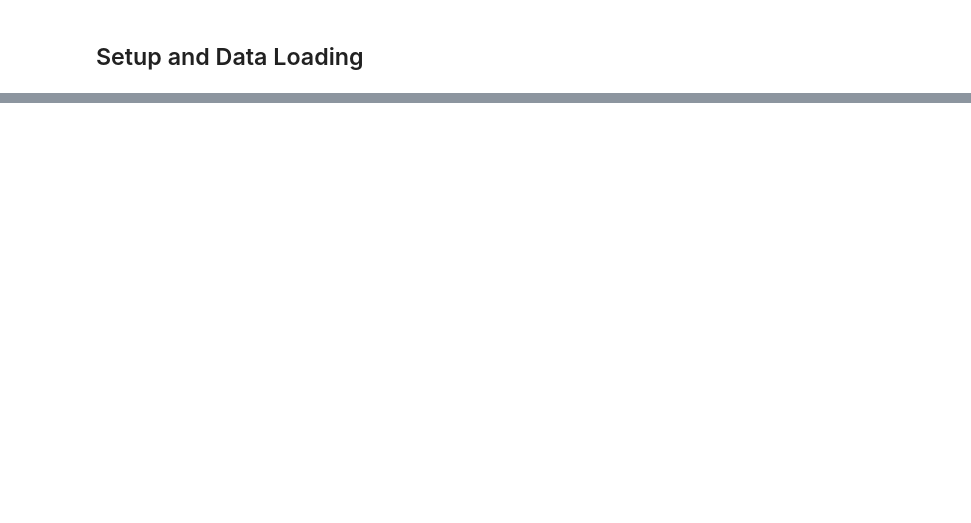
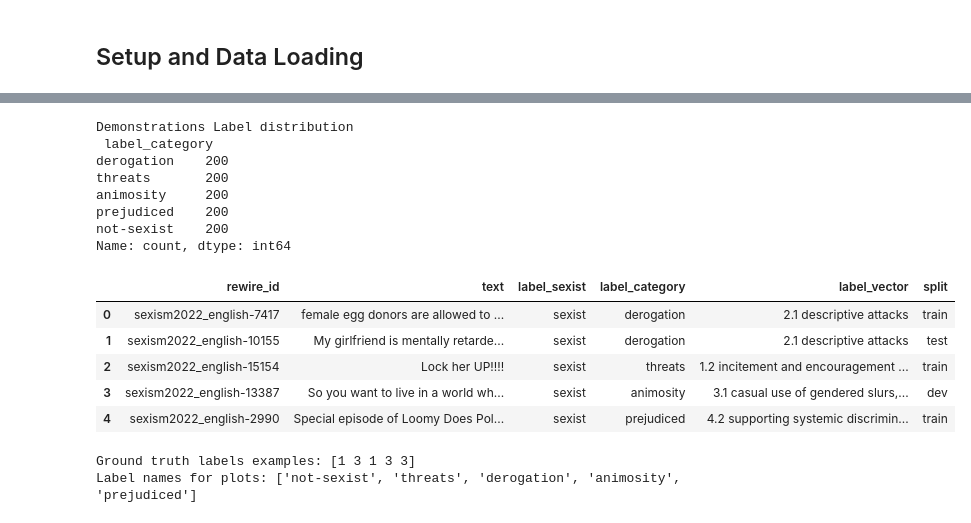
Before and after one commit to LuGorr/Sexist-Tweet-Detection, a Jupyter notebook: A2/Assignment_2.ipynb, the cells around one changed output, grey strips where cells are left out. Saved outputs shown, nothing was run; the diff lists cells and outputs as text; code cells hidden in the pictures; blank space fills up the shorter version.

```diff
--- a/A2/Assignment_2.ipynb
+++ b/A2/Assignment_2.ipynb
@@ -35,6 +69,23 @@ print("\nLabel distribution:\n", demonstrations_df["label"].value_counts())
+# %%
+print("Demonstrations Label distribution\n", demonstrations_df["label_category"].value_counts())
+demonstrations_df.head()
+# %% [output]
+Demonstrations Label distribution
+ label_category
+derogation    200
+threats       200
+animosity     200
+prejudiced    200
+not-sexist    200
+Name: count, dtype: int64
+|  | rewire_id | text | label_sexist | label_category | label_vector | split |
+| 0 | sexism2022_english-7417 | female egg donors are allowed to ... | sexist | derogation | 2.1 descriptive attacks | train |
+| 1 | sexism2022_english-10155 | My girlfriend is mentally retarde... | sexist | derogation | 2.1 descriptive attacks | test |
+| 2 | sexism2022_english-15154 | Lock her UP!!!! | sexist | threats | 1.2 incitement and encouragement ... | train |
+| 3 | sexism2022_english-13387 | So you want to live in a world wh... | sexist | animosity | 3.1 casual use of gendered slurs,... | dev |
+| 4 | sexism2022_english-2990 | Special episode of Loomy Does Pol... | sexist | prejudiced | 4.2 supporting systemic discrimin... | train |
 # %%
 # Creating the ground truth labels from the test set into numeric format
-
 label_mapping = {
     "not-sexist": 0,
     "threats": 1,
@@ -43,22 +94,23 @@ label_mapping = {
     "prejudiced": 4,
 }
 
-# Inverse mapping for confusion matrix labels
+le = LabelEncoder()
+le.fit(
+    list(label_mapping.keys())
+)
+y_true = le.transform(test_df["label_category"])
+
+# Creating also the inverse mapping numeric_id to labels_name
 idx_to_label = {v: k for k, v in label_mapping.items()}
 label_names = [
     idx_to_label[i] for i in sorted(idx_to_label)
 ]
 
-# Create numeric y_true
-le = LabelEncoder()
-le.fit(
-    list(label_mapping.keys())
-)
-y_true = le.transform(test_df["label"])
-
 # Get the list of texts to process
 test_texts = test_df["text"].tolist()
 
-print(f"Loaded {len(test_texts)} test texts.")
-print(f"Ground truth labels (y_true) created. Example: {y_true[:5]}")
+print(f"Ground truth labels examples: {y_true[:5]}")
 print(f"Label names for plots: {label_names}")
+# %% [output]
+Ground truth labels examples: [1 3 1 3 3]
+Label names for plots: ['not-sexist', 'threats', 'derogation', 'animosity', 'prejudiced']
```
Also changed, not shown: parts of 4 cells of this notebook.
